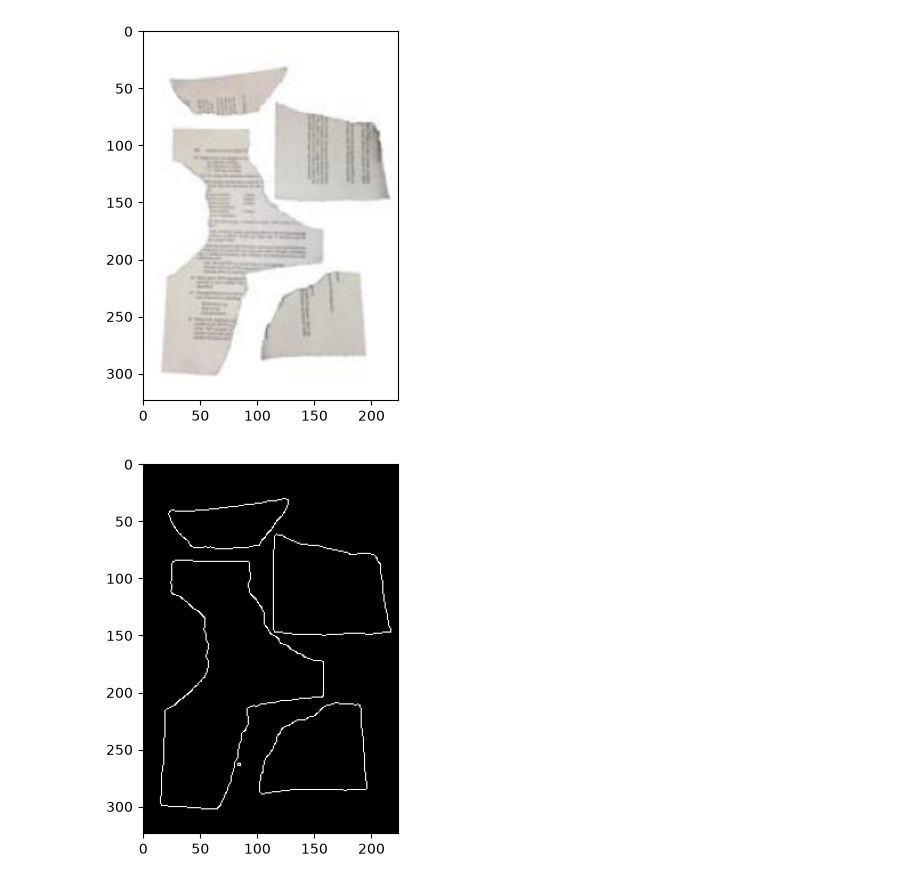
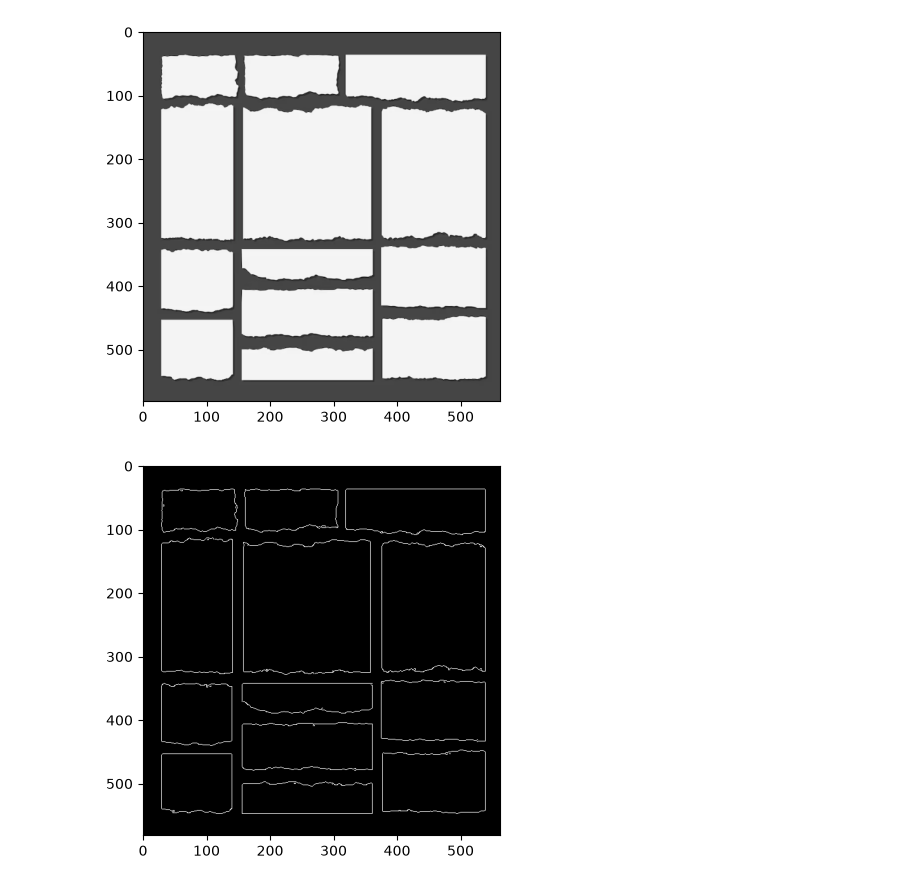
Before and after one commit to mohsinsaeed06/Project-Torn-Paper-, a Jupyter notebook: Edge Detection.ipynb, the cells around one changed output. Cells and saved outputs as stored; diff of their text form; code cells hidden in the pictures.

```diff
--- a/Edge Detection.ipynb
+++ b/Edge Detection.ipynb
@@ -1,17 +6,14 @@
 # %%
-import numpy as np
-import matplotlib.pyplot as plt
-import cv2
-image_path = r'D:\PythonProject1\Intern\Images\image.png'
+image_path = r'D:\PythonProject1\Intern\Images\img12.png'
 image = cv2.imread(image_path)
 gray_image = cv2.cvtColor(image, cv2.COLOR_BGR2GRAY)
-blurred_image = cv2.GaussianBlur(gray_image, (3,3), 0)
+blurred = cv2.GaussianBlur(gray_image, (3,3), 0)
 _, thresh = cv2.threshold(gray_image, 240, 245, cv2.THRESH_BINARY_INV)
 canny = cv2.Canny(thresh,50,150)
 plt.imshow(cv2.cvtColor(image, cv2.COLOR_BGR2RGB))
 plt.show()
 plt.imshow(canny, cmap='gray')
 plt.show()
 # %% [output]
-[figure, old version]
+[figure, new version]
-[figure, old version]
+[figure, new version]
```
Also changed, not shown: parts of 10 cells of this notebook, 6 other files.
